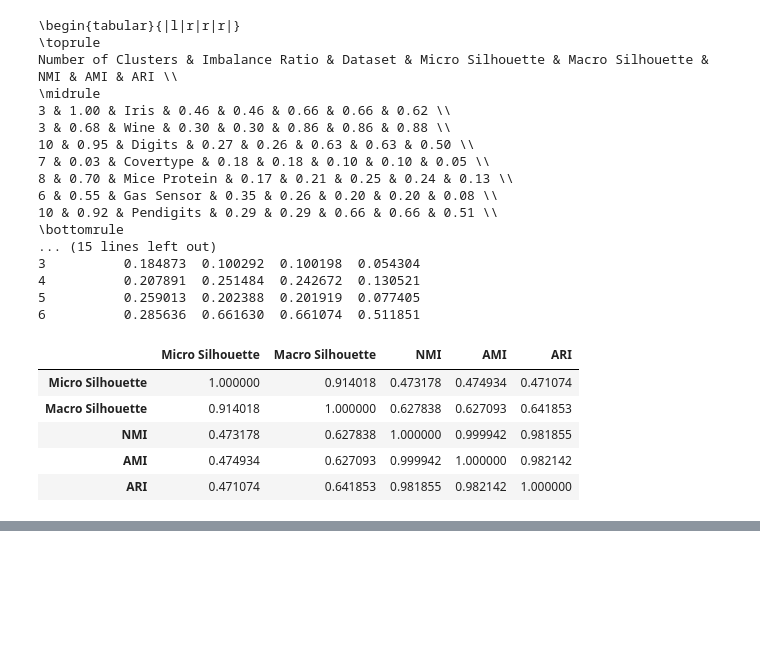
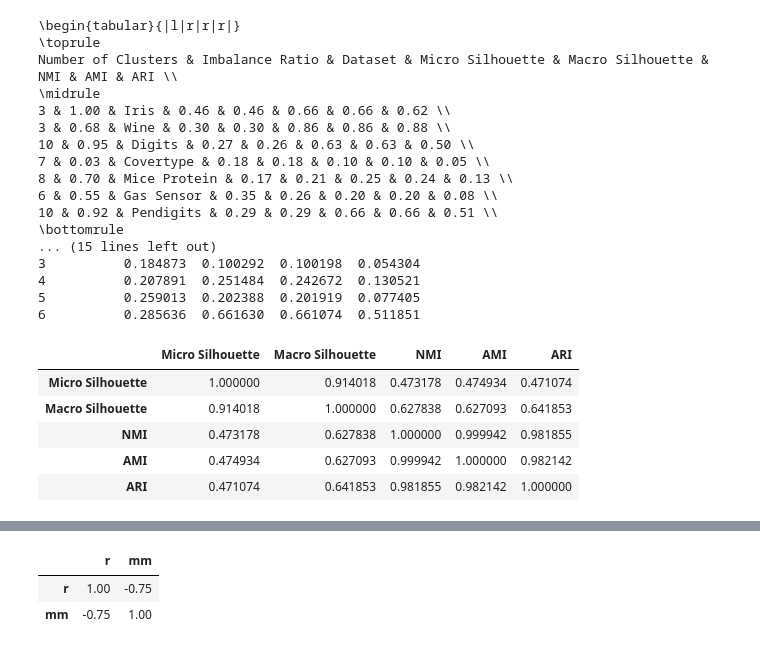
Before and after one commit to ipavlopoulos/revisiting-silhouette-aggregation, a Jupyter notebook: revisiting_silhouette_aggregation_synthetic.ipynb, the cells around one changed output, grey strips where cells are left out. Drawn from its saved outputs; the diff is of its cells as text; code cells hidden in the pictures; blank space fills up the shorter version.

Commit message:
Added the correlation between the balance ratio (r; higher for cluster-balanced datasets) and the absolute difference of the macro- and the micro-averaged Silhouette score.

```diff
--- a/revisiting_silhouette_aggregation_synthetic.ipynb
+++ b/revisiting_silhouette_aggregation_synthetic.ipynb
@@ -493,0 +499,12 @@ results_df[['Micro Silhouette', 'Macro Silhouette', 'NMI', 'AMI', 'ARI']].corr()
+# %%
+import pandas as pd
+df= pd.DataFrame()
+df['macro']=[0.459029, 0.302968, 0.261517, 0.184873, 0.207891, 0.259013, 0.285636]
+df['micro'] = [0.459948, 0.298139, 0.265148, 0.176099, 0.172442, 0.354146, 0.293603]
+df['r'] = [1.000000, 0.676056, 0.950820, 0.025908, 0.700000, 0.545364, 0.922203]
+df['mm'] = df.apply(lambda row: abs(row.macro-row.micro), 1)
+df[['r','mm']].corr('spearman')
+# %% [output]
+|  | r | mm |
+| r | 1.00 | -0.75 |
+| mm | -0.75 | 1.00 |
```
Also changed, not shown: parts of 1 cell of this notebook.
